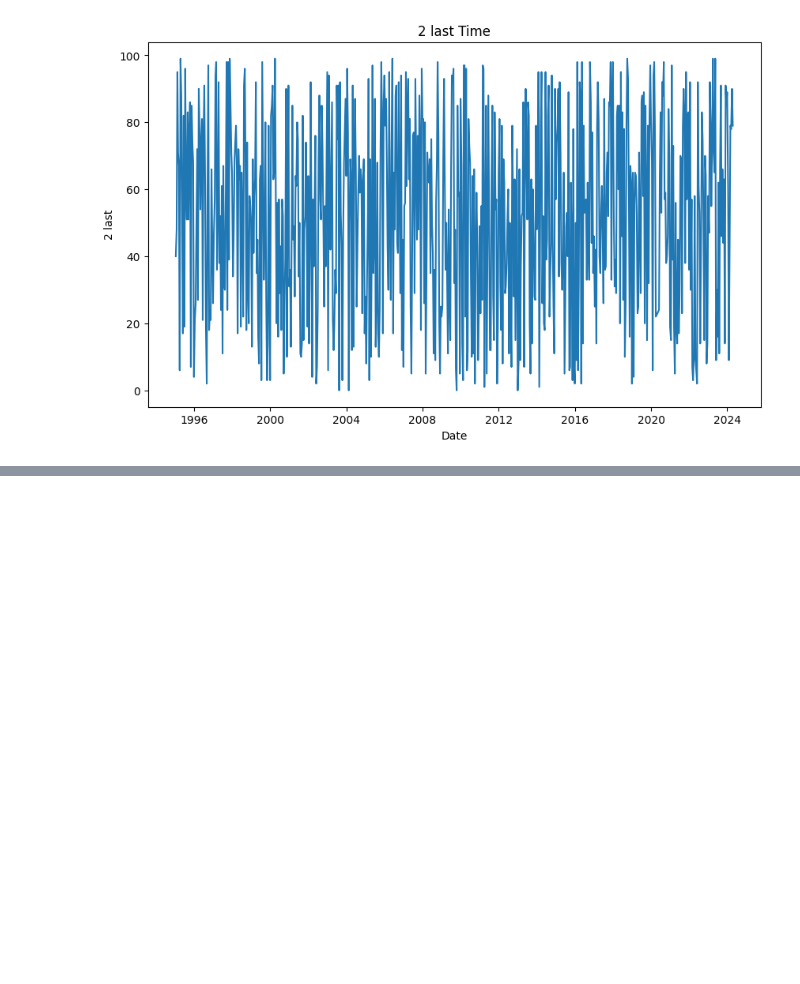
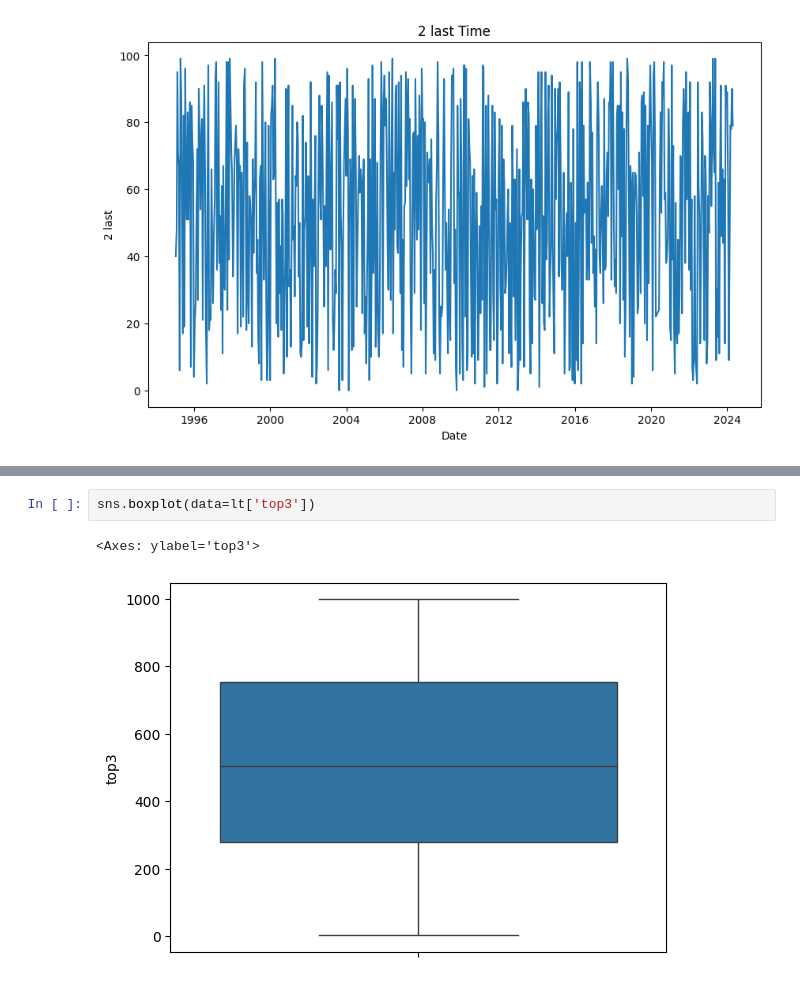
Before and after one commit to Tonry12/BSC_DPDM23, a Jupyter notebook: lotterry_prediction.ipynb, the cells around one changed output, grey strips where cells are left out. Cells and saved outputs as stored; diff of their text form; blank space fills up the shorter version.

```diff
--- a/lotterry_prediction.ipynb
+++ b/lotterry_prediction.ipynb
@@ -122,0 +152,5 @@ plt.show()
+# %%
+sns.boxplot(data=lt['top3'])
+# %% [output]
+<Axes: ylabel='top3'>
+[figure, added]
```
Also changed, not shown: parts of 18 cells of this notebook.
